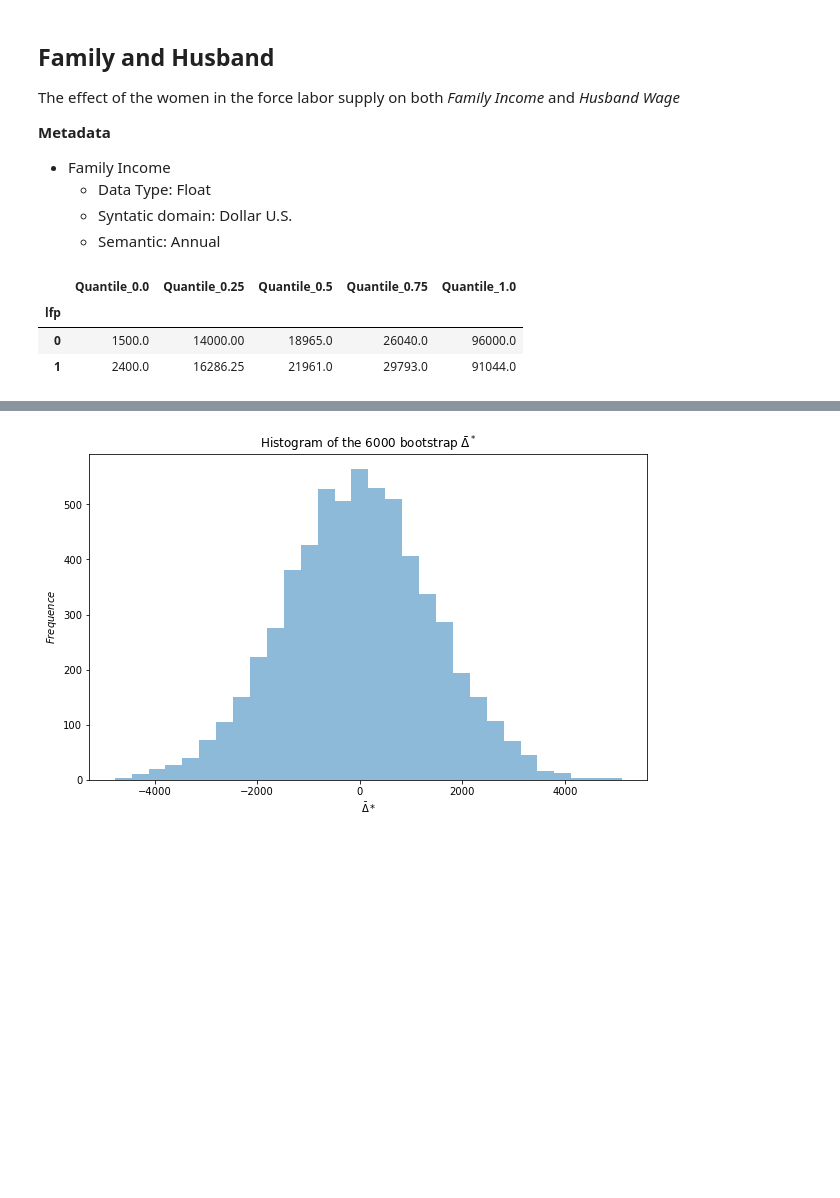
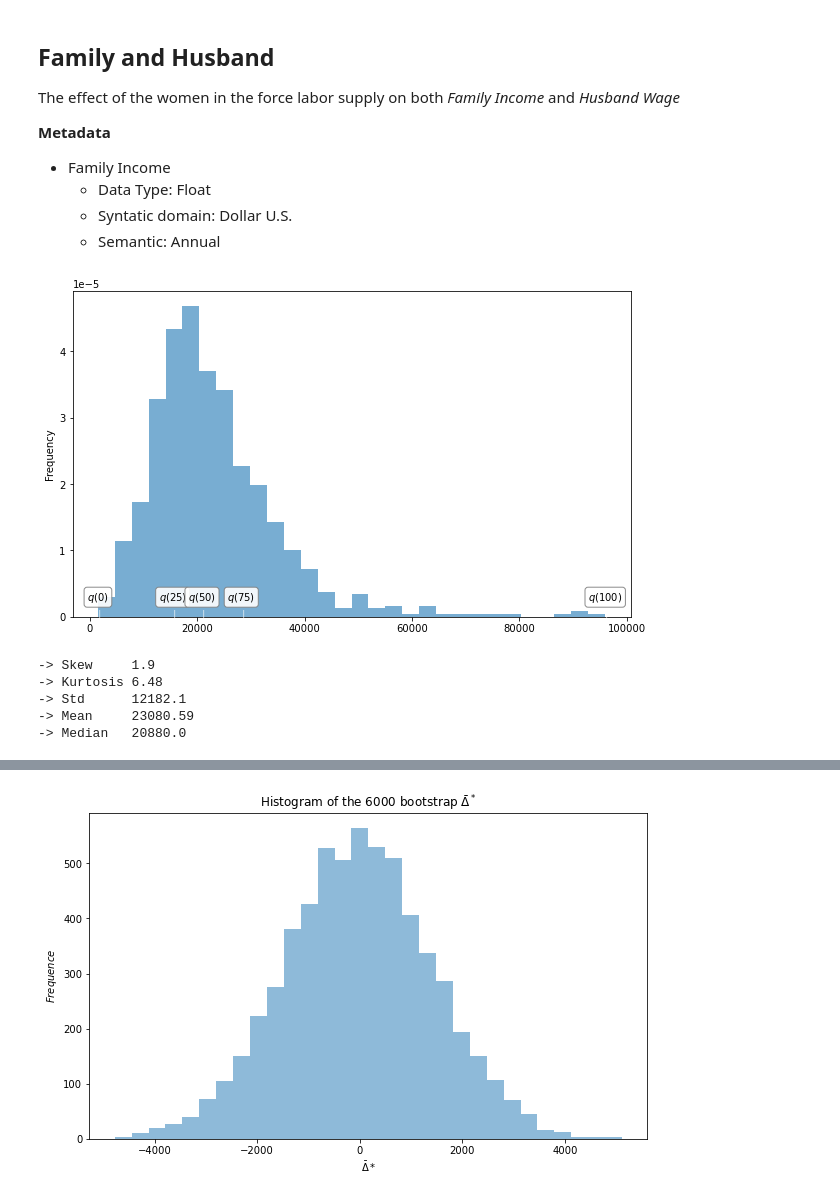
Before and after one commit to dante-cmd/EDA, a Jupyter notebook: main.ipynb, the cells around one changed output, grey strips where cells are left out. Saved outputs shown, nothing was run; the diff lists cells and outputs as text; code cells hidden in the pictures; blank space fills up the shorter version.

```diff
--- a/main.ipynb
+++ b/main.ipynb
@@ -181,14 +241,25 @@ The effect of the women in the force labor supply on both *Family Income* and *H
   * Data Type: Float
   * Syntatic domain: Dollar U.S.
   * Semantic: Annual
-# %%
-def quantiles(feat:str):
-    q = mroz.groupby('lfp')[feat].quantile([0, 0.25, 0.5, 0.75, 1]).unstack()
-    return q.add_prefix('Quantile_')
-
-quantiles('faminc')
-# %% [output]
-|  | Quantile_0.0 | Quantile_0.25 | Quantile_0.5 | Quantile_0.75 | Quantile_1.0 |
-| lfp |  |  |  |  |  |
-| 0 | 1500.0 | 14000.00 | 18965.0 | 26040.0 | 96000.0 |
-| 1 | 2400.0 | 16286.25 | 21961.0 | 29793.0 | 91044.0 |
+# %%
+from scipy.stats import skew, kurtosis
+
+def summary_stats(data:pd.DataFrame, feat:str):
+    data_feat = data[feat].copy(deep=True)
+    stats_feat = [
+        skew(data_feat), kurtosis(data_feat), np.std(data_feat),
+        np.mean(data_feat), np.median(data_feat), np.median(data_feat)]
+
+    stats_name = ['Skew', 'Kurtosis', 'Std', 'Mean', 'Median']
+    for stat_feat, stat_name in zip(stats_feat, stats_name):
+        print('->',stat_name.ljust(8), round(stat_feat, 2))
+# %%
+plot_serie(mroz['faminc']);plt.show()
+summary_stats(mroz, 'faminc')
+# %% [output]
+[figure, added]
+-> Skew     1.9
+-> Kurtosis 6.48
+-> Std      12182.1
+-> Mean     23080.59
+-> Median   20880.0
```
Also changed, not shown: parts of 39 cells of this notebook, 2 other files.
